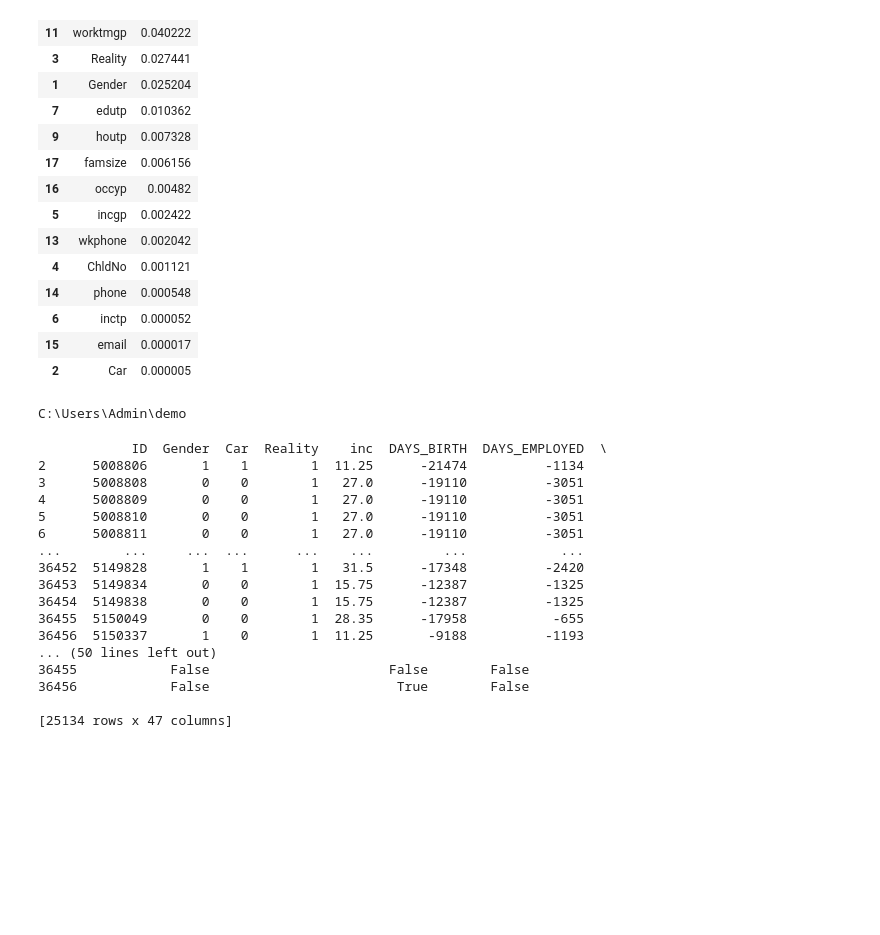
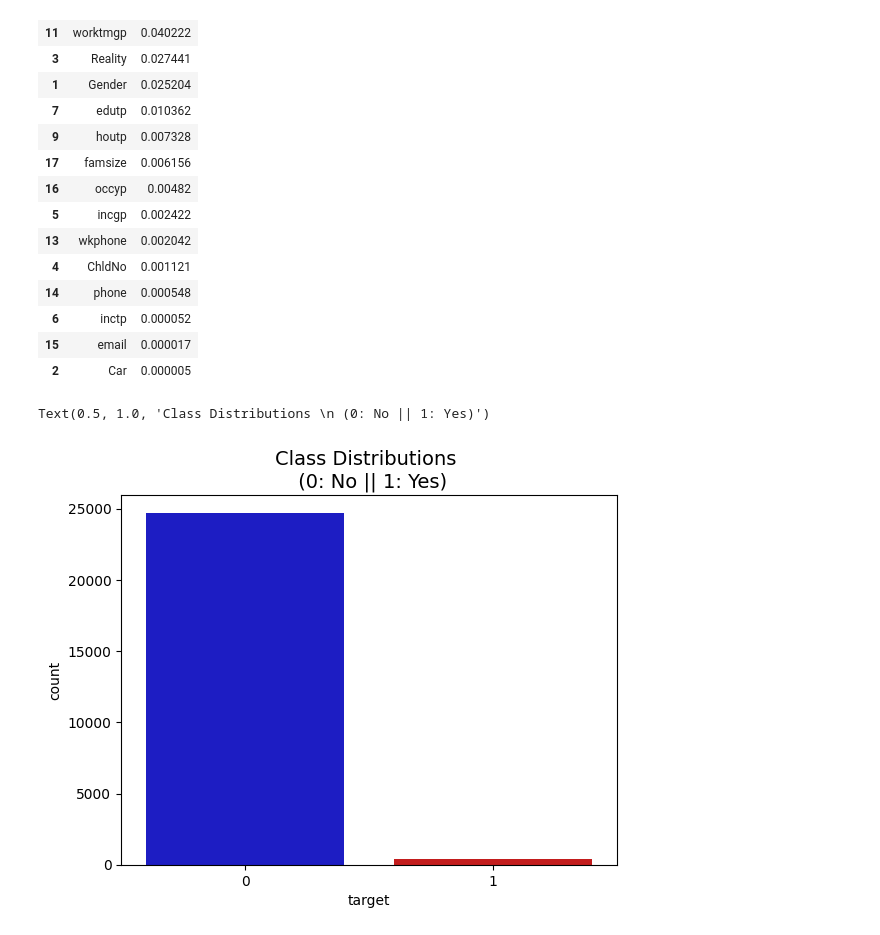
Before and after one commit to hduongg09/credit_prediction, a Jupyter notebook: project_1.ipynb, the cells around one changed output. Drawn from its saved outputs; the diff is of its cells as text; code cells hidden in the pictures; blank space fills up the shorter version.

```diff
--- a/project_1.ipynb
+++ b/project_1.ipynb
@@ -41,6 +43,6 @@ from sklearn.ensemble import RandomForestClassifier
 # %%
-data = pd.read_csv('D:/csv_demo/credit_card_prediction/application_record.csv', encoding = 'utf-8')
-record = pd.read_csv('D:/csv_demo/credit_card_prediction/credit_record.csv', encoding = 'utf-8')
+data = pd.read_csv('D:/project/csv/application_record.csv', encoding = 'utf-8')
+record = pd.read_csv('D:/project/csv/credit_record.csv', encoding = 'utf-8')
 # %%
 begin_month = pd.DataFrame(record.groupby(['ID'])['MONTHS_BALANCE'].agg(min))
 begin_month = begin_month.rename(columns={'MONTHS_BALANCE' : 'begin_month'})
@@ -720,27 +724,9 @@ X = new_data[['Gender','Reality','ChldNo_1', 'ChldNo_2More','wkphone',
        'edutp_Incomplete higher', 'edutp_Lower secondary','famtp_Civil marriage',
        'famtp_Separated','famtp_Single / not married','famtp_Widow']]
 # %%
-import os
-print(os.getcwd())
+colors = ["#0101DF", "#DF0101"]
+sns.countplot(x='target', data = new_data, palette=colors)
+plt.title('Class Distributions \n (0: No || 1: Yes)', fontsize = 14)
 # %% [output]
-C:\Users\Admin\demo
+Text(0.5, 1.0, 'Class Distributions \n (0: No || 1: Yes)')
+[figure, added]
-# %%
-print(new_data)
-# %% [output]
-            ID  Gender  Car  Reality    inc  DAYS_BIRTH  DAYS_EMPLOYED  \
-2      5008806       1    1        1  11.25      -21474          -1134
-3      5008808       0    0        1   27.0      -19110          -3051
-4      5008809       0    0        1   27.0      -19110          -3051
-5      5008810       0    0        1   27.0      -19110          -3051
-6      5008811       0    0        1   27.0      -19110          -3051
-...        ...     ...  ...      ...    ...         ...            ...
-36452  5149828       1    1        1   31.5      -17348          -2420
-36453  5149834       0    0        1  15.75      -12387          -1325
-36454  5149838       0    0        1  15.75      -12387          -1325
-36455  5150049       0    0        1  28.35      -17958           -655
-36456  5150337       1    0        1  11.25       -9188          -1193
-... (50 lines left out)
-36455            False                       False        False
-36456            False                        True        False
-
-[25134 rows x 47 columns]
```
Also changed, not shown: parts of 17 cells of this notebook.
